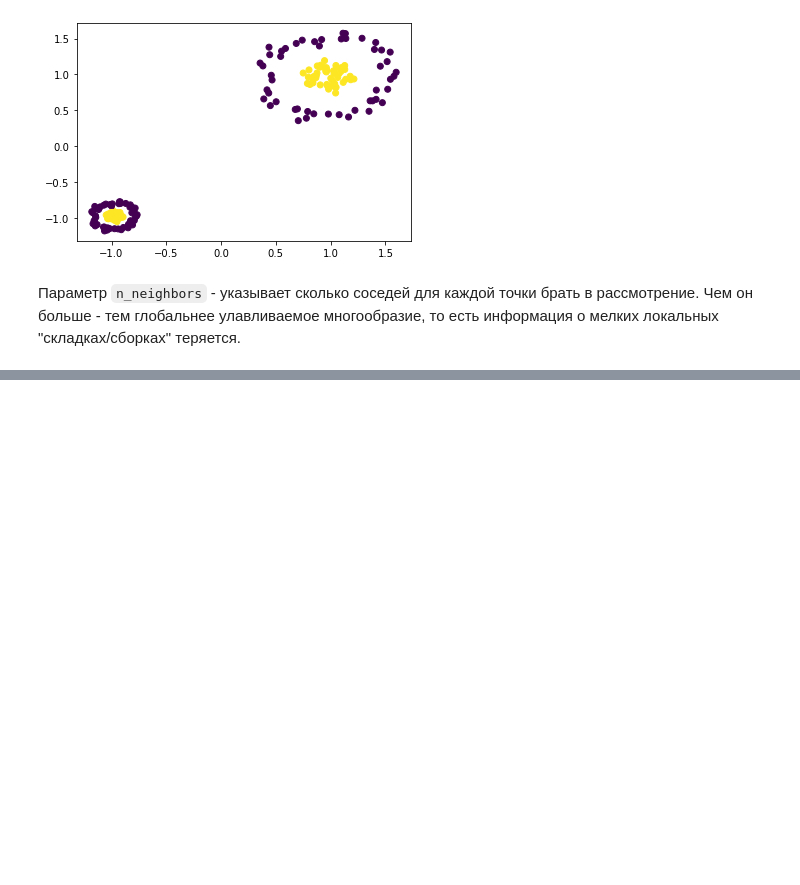
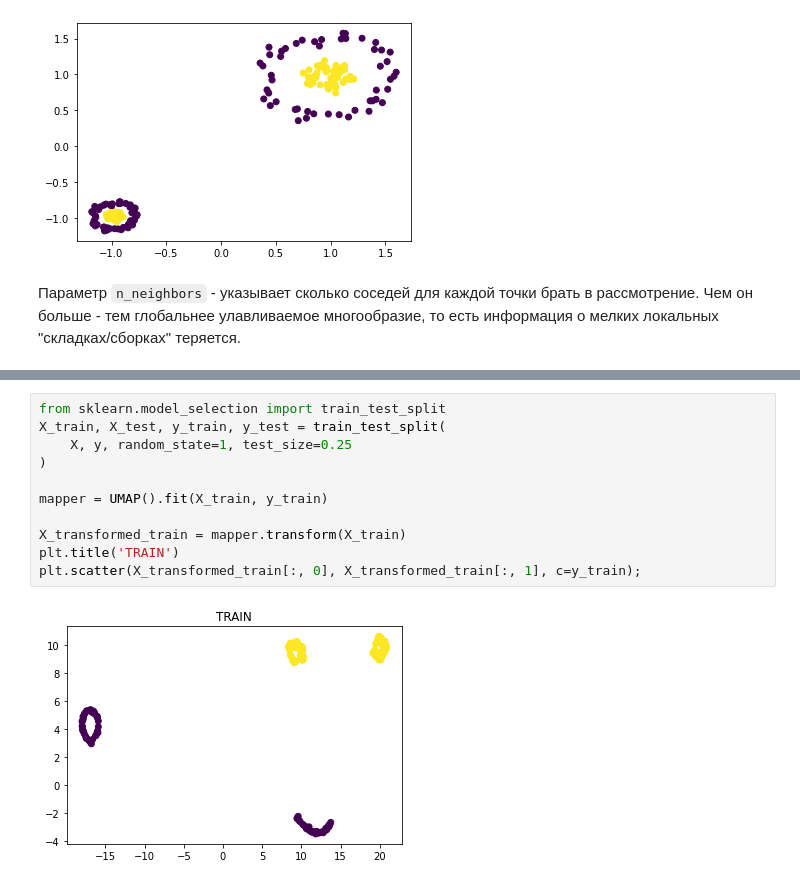
Before and after one commit to timeseries-ru/course, a Jupyter notebook: maths_behind.ipynb, the cells around one changed output, grey strips where cells are left out. Cells and saved outputs as stored; diff of their text form; blank space fills up the shorter version.

Commit message:
umap supervised

```diff
--- a/maths_behind.ipynb
+++ b/maths_behind.ipynb
@@ -194,0 +197,13 @@ plt.scatter(X_transformed[:, 0], X_transformed[:, 1], c=y);
+# %%
+from sklearn.model_selection import train_test_split
+X_train, X_test, y_train, y_test = train_test_split(
+    X, y, random_state=1, test_size=0.25
+)
+
+mapper = UMAP().fit(X_train, y_train)
+
+X_transformed_train = mapper.transform(X_train)
+plt.title('TRAIN')
+plt.scatter(X_transformed_train[:, 0], X_transformed_train[:, 1], c=y_train);
+# %% [output]
+[figure, added]
```
Also changed, not shown: parts of 8 cells of this notebook.
